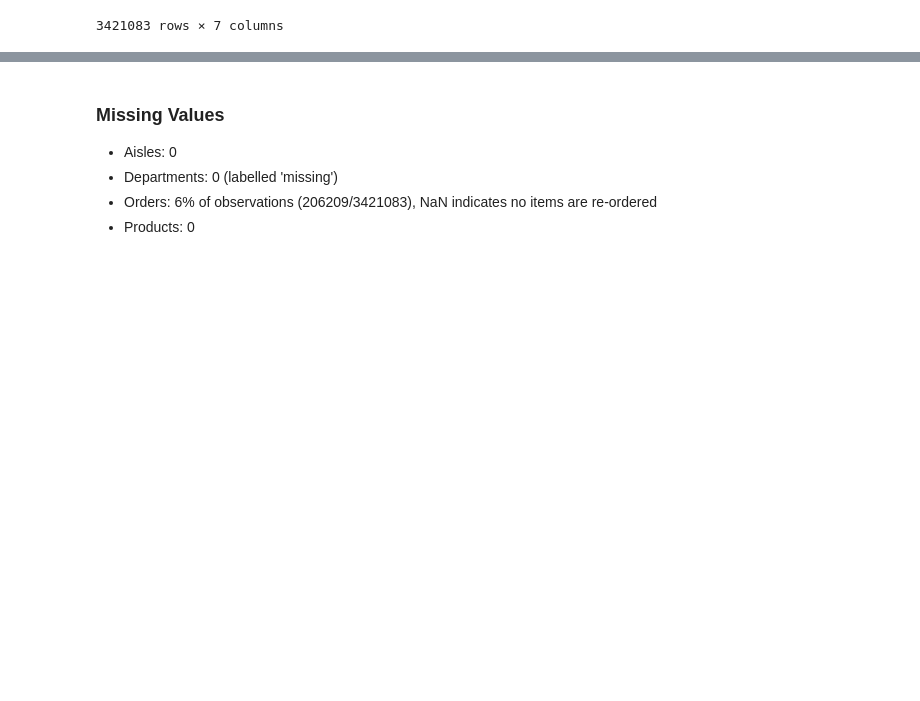
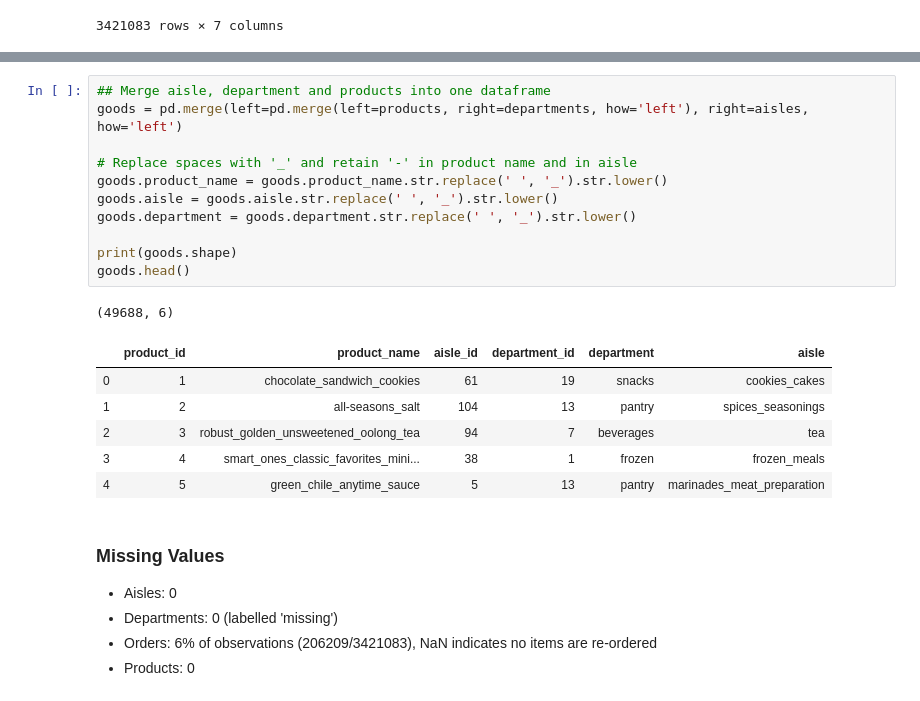
Before and after one commit to Josefa-Sullivan/Instacart, a Jupyter notebook: Zefa/EDA.ipynb, the cells around one changed output, grey strips where cells are left out. Saved outputs shown, nothing was run; the diff lists cells and outputs as text; blank space fills up the shorter version.

```diff
--- a/Zefa/EDA.ipynb
+++ b/Zefa/EDA.ipynb
@@ -107,3 +105,22 @@ products
+# %%
+## Merge aisle, department and products into one dataframe
+goods = pd.merge(left=pd.merge(left=products, right=departments, how='left'), right=aisles, how='left')
+
+# Replace spaces with '_' and retain '-' in product name and in aisle
+goods.product_name = goods.product_name.str.replace(' ', '_').str.lower()
+goods.aisle = goods.aisle.str.replace(' ', '_').str.lower()
+goods.department = goods.department.str.replace(' ', '_').str.lower()
+
+print(goods.shape)
+goods.head()
+# %% [output]
+(49688, 6)
+|  | product_id | product_name | aisle_id | department_id | department | aisle |
+| 0 | 1 | chocolate_sandwich_cookies | 61 | 19 | snacks | cookies_cakes |
+| 1 | 2 | all-seasons_salt | 104 | 13 | pantry | spices_seasonings |
+| 2 | 3 | robust_golden_unsweetened_oolong_tea | 94 | 7 | beverages | tea |
+| 3 | 4 | smart_ones_classic_favorites_mini... | 38 | 1 | frozen | frozen_meals |
+| 4 | 5 | green_chile_anytime_sauce | 5 | 13 | pantry | marinades_meat_preparation |
 # %% [markdown]
 ### Missing Values
 - Aisles: 0
```
Also changed, not shown: parts of 8 cells of this notebook.
